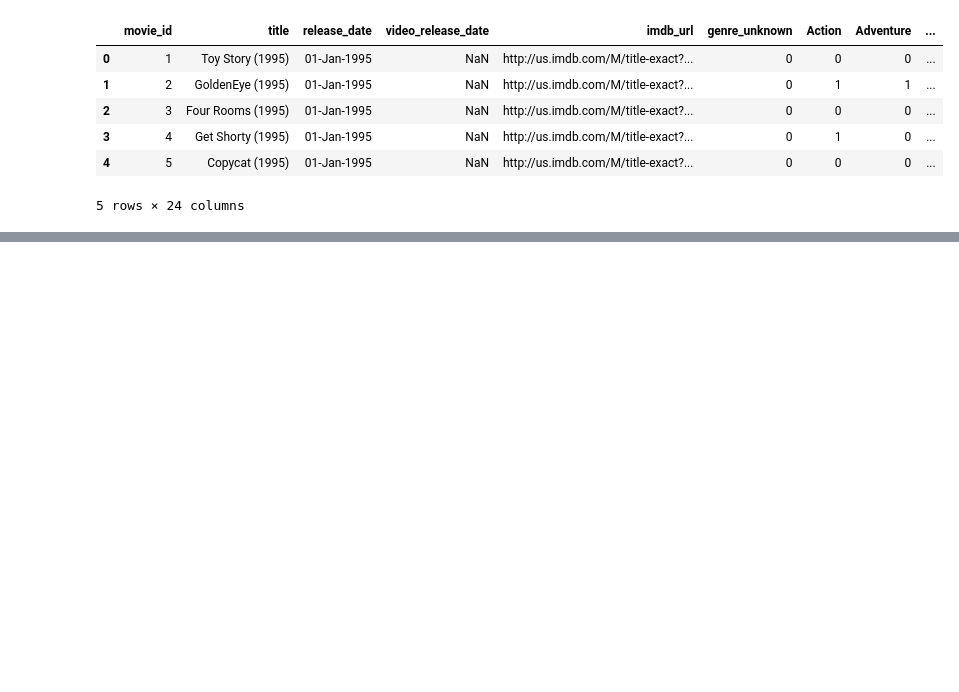
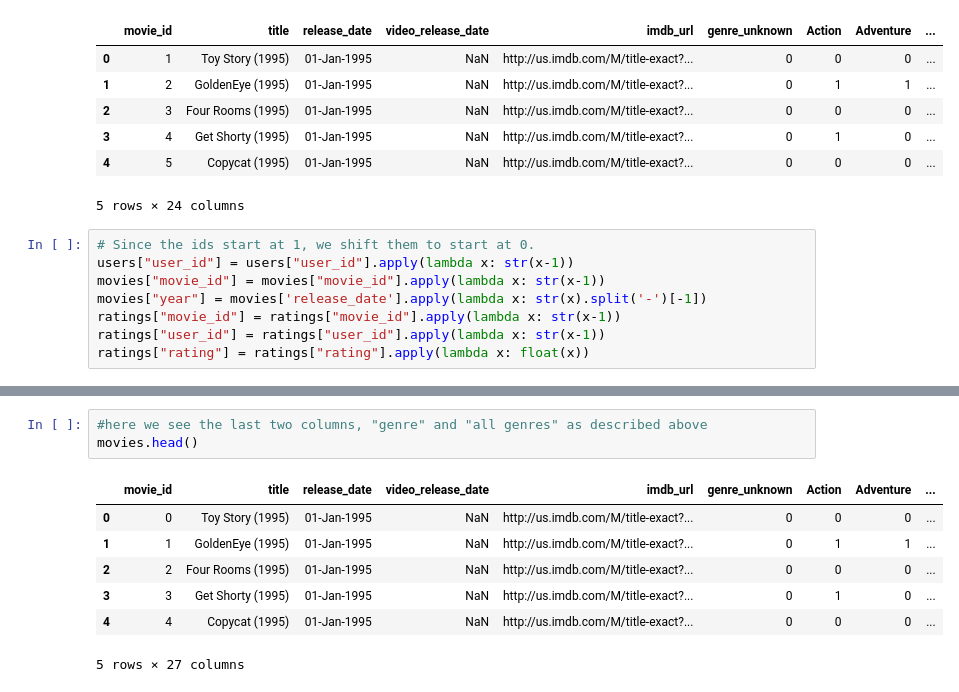
Before and after one commit to ravi-maithrey/learning-ml, a Jupyter notebook: movielens/movielens.ipynb, the cells around one changed output, grey strips where cells are left out. Cells and saved outputs as stored; diff of their text form; blank space fills up the shorter version.

```diff
--- a/movielens/movielens.ipynb
+++ b/movielens/movielens.ipynb
@@ -187,3 +175,11 @@ movies.head()
 | 3 | 4 | Get Shorty (1995) | 01-Jan-1995 | NaN | http://us.imdb.com/M/title-exact?... | 0 | 1 | 0 | ... |
 | 4 | 5 | Copycat (1995) | 01-Jan-1995 | NaN | http://us.imdb.com/M/title-exact?... | 0 | 0 | 0 | ... |
 5 rows × 24 columns
+# %%
+# Since the ids start at 1, we shift them to start at 0.
+users["user_id"] = users["user_id"].apply(lambda x: str(x-1))
+movies["movie_id"] = movies["movie_id"].apply(lambda x: str(x-1))
+movies["year"] = movies['release_date'].apply(lambda x: str(x).split('-')[-1])
+ratings["movie_id"] = ratings["movie_id"].apply(lambda x: str(x-1))
+ratings["user_id"] = ratings["user_id"].apply(lambda x: str(x-1))
+ratings["rating"] = ratings["rating"].apply(lambda x: float(x))
@@ -189,0 +211,11 @@ movies.head()
+# %%
+#here we see the last two columns, "genre" and "all genres" as described above
+movies.head()
+# %% [output]
+|  | movie_id | title | release_date | video_release_date | imdb_url | genre_unknown | Action | Adventure | ... |
+| 0 | 0 | Toy Story (1995) | 01-Jan-1995 | NaN | http://us.imdb.com/M/title-exact?... | 0 | 0 | 0 | ... |
+| 1 | 1 | GoldenEye (1995) | 01-Jan-1995 | NaN | http://us.imdb.com/M/title-exact?... | 0 | 1 | 1 | ... |
+| 2 | 2 | Four Rooms (1995) | 01-Jan-1995 | NaN | http://us.imdb.com/M/title-exact?... | 0 | 0 | 0 | ... |
+| 3 | 3 | Get Shorty (1995) | 01-Jan-1995 | NaN | http://us.imdb.com/M/title-exact?... | 0 | 1 | 0 | ... |
+| 4 | 4 | Copycat (1995) | 01-Jan-1995 | NaN | http://us.imdb.com/M/title-exact?... | 0 | 0 | 0 | ... |
+5 rows × 27 columns
```
Also changed, not shown: parts of 19 cells of this notebook, 1 other file.
